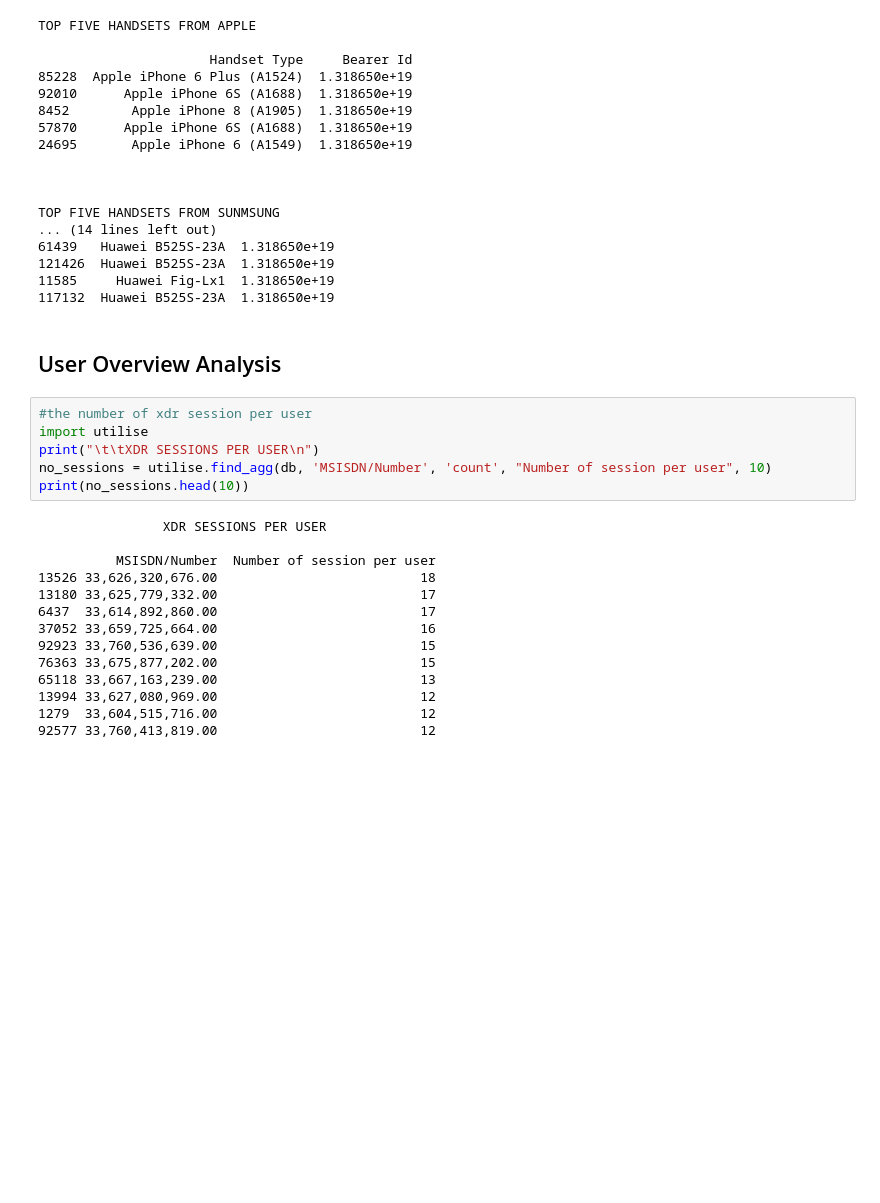
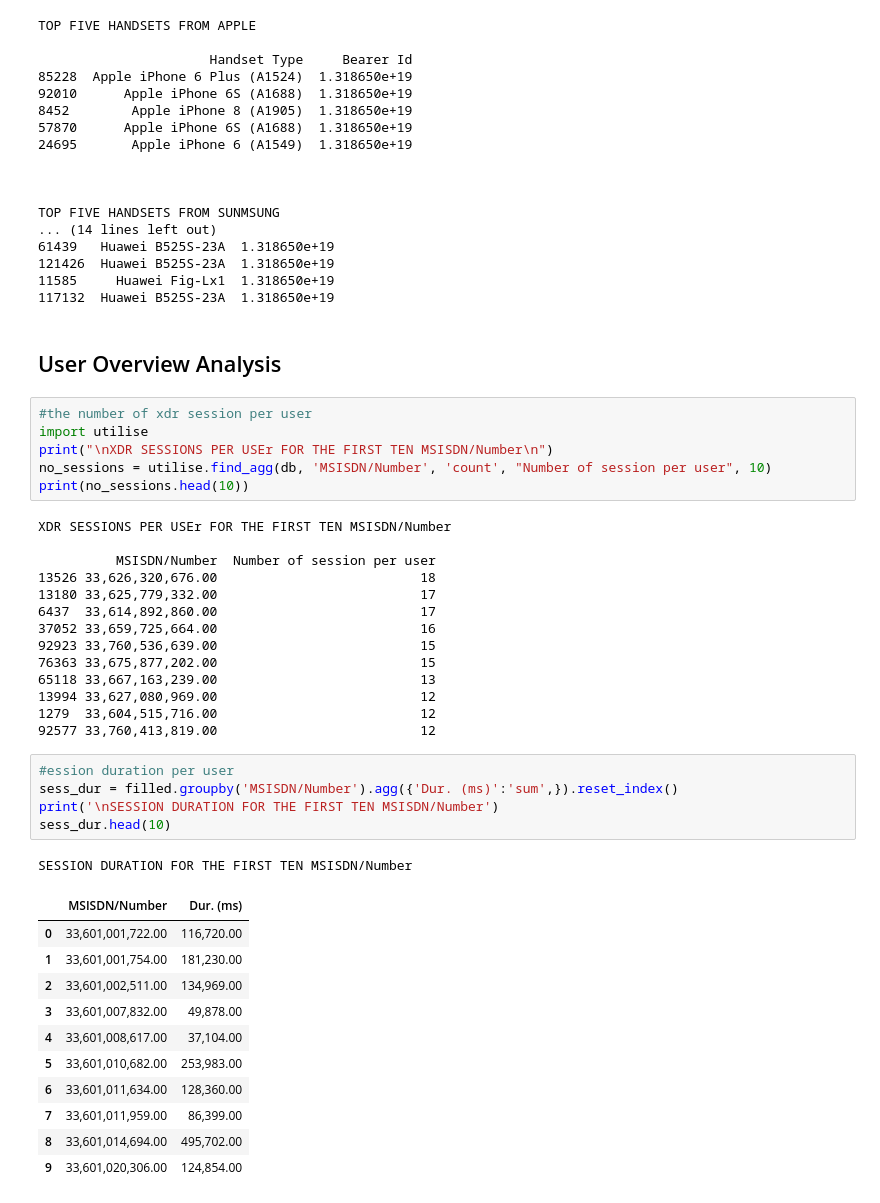
Before and after one commit to sel6/TellCo_Data_Analysis, a Jupyter notebook: notebooks/Data_Explore.ipynb, the cells around one changed output. Saved outputs shown, nothing was run; the diff lists cells and outputs as text; blank space fills up the shorter version.

```diff
--- a/notebooks/Data_Explore.ipynb
+++ b/notebooks/Data_Explore.ipynb
@@ -228,16 +228,16 @@ TOP FIVE HANDSETS FROM SUNMSUNG
 121426  Huawei B525S-23A  1.318650e+19
 11585     Huawei Fig-Lx1  1.318650e+19
 117132  Huawei B525S-23A  1.318650e+19
-# %% [markdown]
-## User Overview Analysis
+# %% [markdown]
+## User Overview Analysis
 # %%
 #the number of xdr session per user
 import utilise
-print("\t\tXDR SESSIONS PER USER\n")
+print("\nXDR SESSIONS PER USEr FOR THE FIRST TEN MSISDN/Number\n")
 no_sessions = utilise.find_agg(db, 'MSISDN/Number', 'count', "Number of session per user", 10)
 print(no_sessions.head(10))
 # %% [output]
-                XDR SESSIONS PER USER
+XDR SESSIONS PER USEr FOR THE FIRST TEN MSISDN/Number
 
           MSISDN/Number  Number of session per user
 13526 33,626,320,676.00                          18
@@ -250,3 +250,21 @@ print(no_sessions.head(10))
 13994 33,627,080,969.00                          12
 1279  33,604,515,716.00                          12
 92577 33,760,413,819.00                          12
+# %%
+#ession duration per user
+sess_dur = filled.groupby('MSISDN/Number').agg({'Dur. (ms)':'sum',}).reset_index()
+print('\nSESSION DURATION FOR THE FIRST TEN MSISDN/Number')
+sess_dur.head(10)
+# %% [output]
+SESSION DURATION FOR THE FIRST TEN MSISDN/Number
+|  | MSISDN/Number | Dur. (ms) |
+| 0 | 33,601,001,722.00 | 116,720.00 |
+| 1 | 33,601,001,754.00 | 181,230.00 |
+| 2 | 33,601,002,511.00 | 134,969.00 |
+| 3 | 33,601,007,832.00 | 49,878.00 |
+| 4 | 33,601,008,617.00 | 37,104.00 |
+| 5 | 33,601,010,682.00 | 253,983.00 |
+| 6 | 33,601,011,634.00 | 128,360.00 |
+| 7 | 33,601,011,959.00 | 86,399.00 |
+| 8 | 33,601,014,694.00 | 495,702.00 |
+| 9 | 33,601,020,306.00 | 124,854.00 |
```
Also changed, not shown: parts of 1 cell of this notebook.
